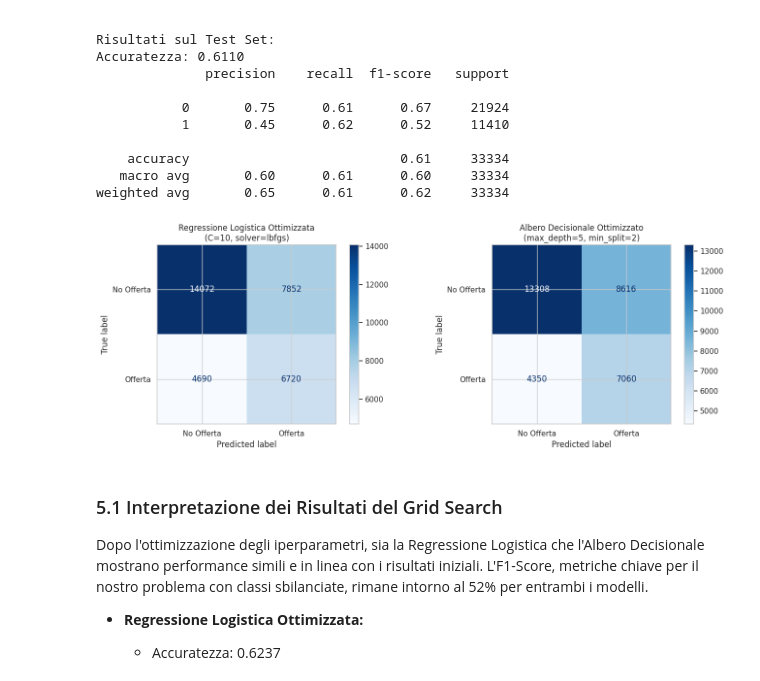
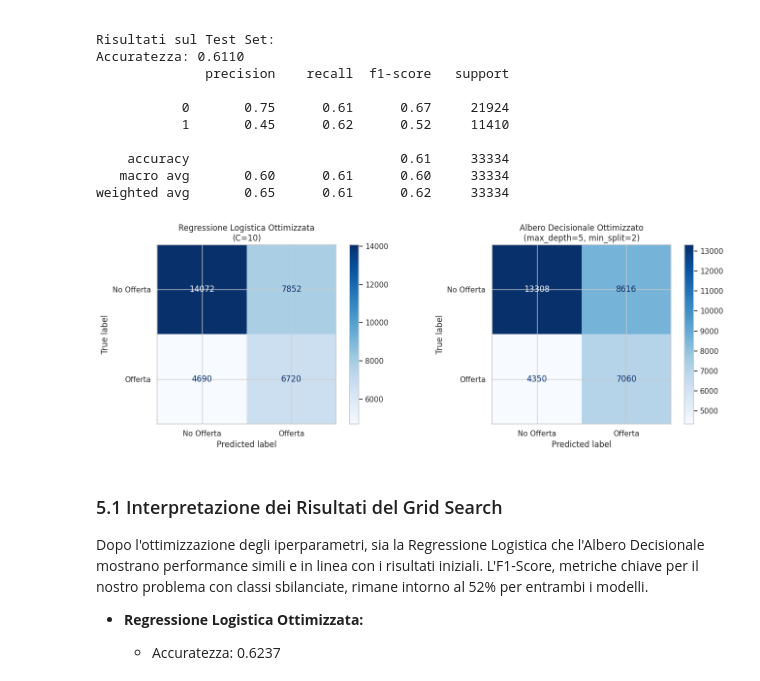
Before and after one commit to lolloantonioli/job-placement-prediction-analysis, a Jupyter notebook: job_placement_prediction_analysis.ipynb, the cells around one changed output. Cells and saved outputs as stored; diff of their text form; code cells hidden in the pictures.

```diff
--- a/job_placement_prediction_analysis.ipynb
+++ b/job_placement_prediction_analysis.ipynb
@@ -54,9 +54,10 @@ plt.rcParams.update({'figure.figsize': (10, 6), 'font.size': 12})
 import warnings
 warnings.filterwarnings('ignore')
 
+csv_url = "https://raw.githubusercontent.com/lolloantonioli/job-placement-prediction-analysis/refs/heads/main/job_board_effectiveness.csv"
 # Caricamento del dataset
 try:
-    df = pd.read_csv('job_board_effectiveness.csv')
+    df = pd.read_csv(csv_url)
     print("Dataset caricato con successo")
     print(f"Il dataset contiene {df.shape[0]} righe e {df.shape[1]} colonne.")
 except FileNotFoundError:
@@ -674,31 +675,31 @@ weighted avg       0.65      0.61      0.62     33334
 # %%
 fig, axes = plt.subplots(1, 2, figsize=(14, 5))
 
 ConfusionMatrixDisplay.from_predictions(
     y_test, y_pred_lr,
     display_labels=['No Offerta', 'Offerta'],
     cmap='Blues', ax=axes[0]
 )
 axes[0].set_title(
     f"Regressione Logistica Ottimizzata\n"
-    f"(C={gs_lr.best_params_['model__C']}, solver={gs_lr.best_params_['model__solver']})"
+    f"(C={gs_lr.best_params_['model__C']})"
 )
 
 ConfusionMatrixDisplay.from_predictions(
     y_test, y_pred_dt,
     display_labels=['No Offerta', 'Offerta'],
     cmap='Blues', ax=axes[1]
 )
 axes[1].set_title(
     f"Albero Decisionale Ottimizzato\n"
     f"(max_depth={gs_dt.best_params_['model__max_depth']}, "
     f"min_split={gs_dt.best_params_['model__min_samples_split']})"
 )
 
 plt.tight_layout()
 plt.show()
 # %% [output]
-[figure, old version]
+[figure, new version]
 # %% [markdown]
 ### 5.1 Interpretazione dei Risultati del Grid Search
 
```
Also changed, not shown: parts of 1 cell of this notebook.
